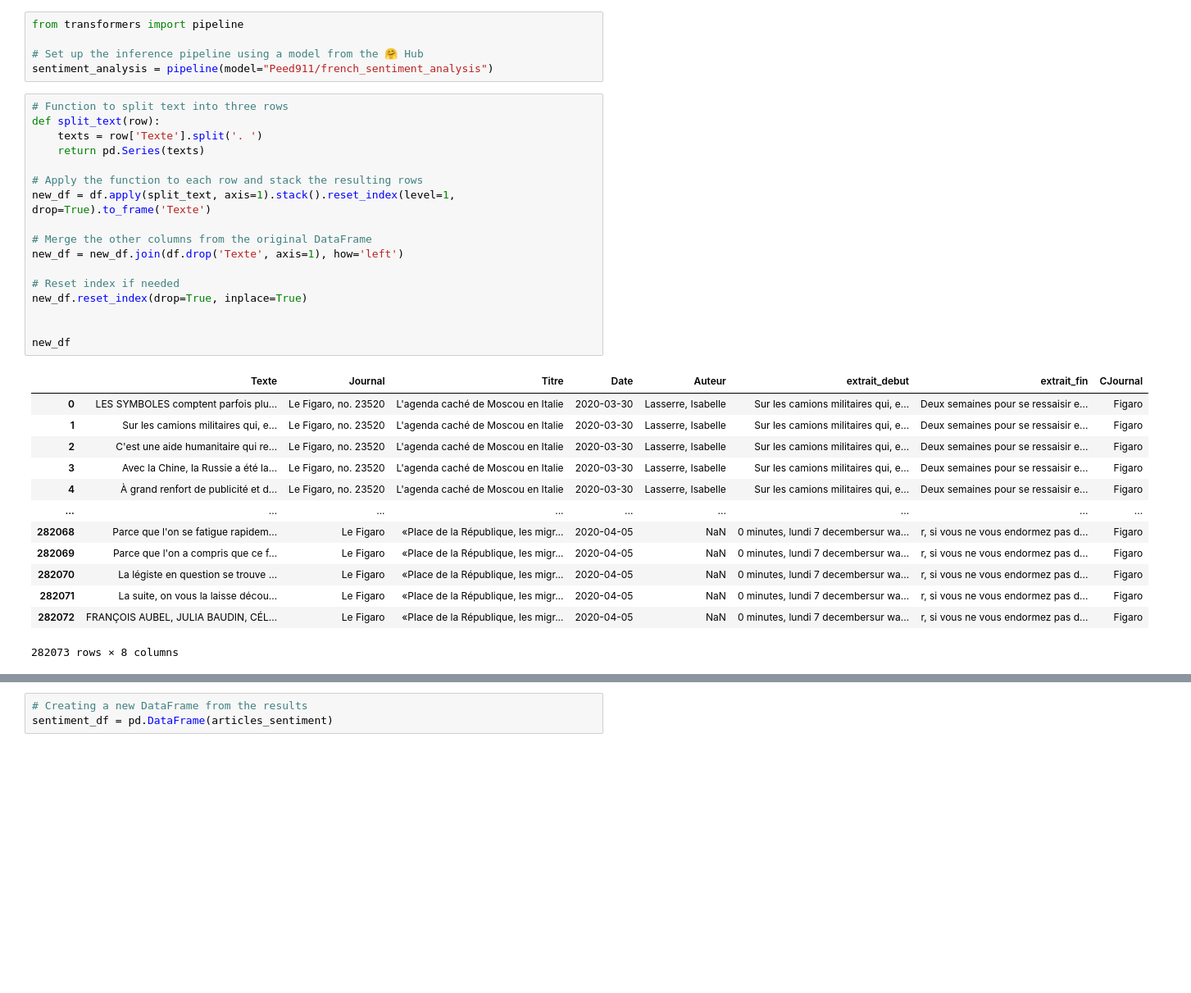
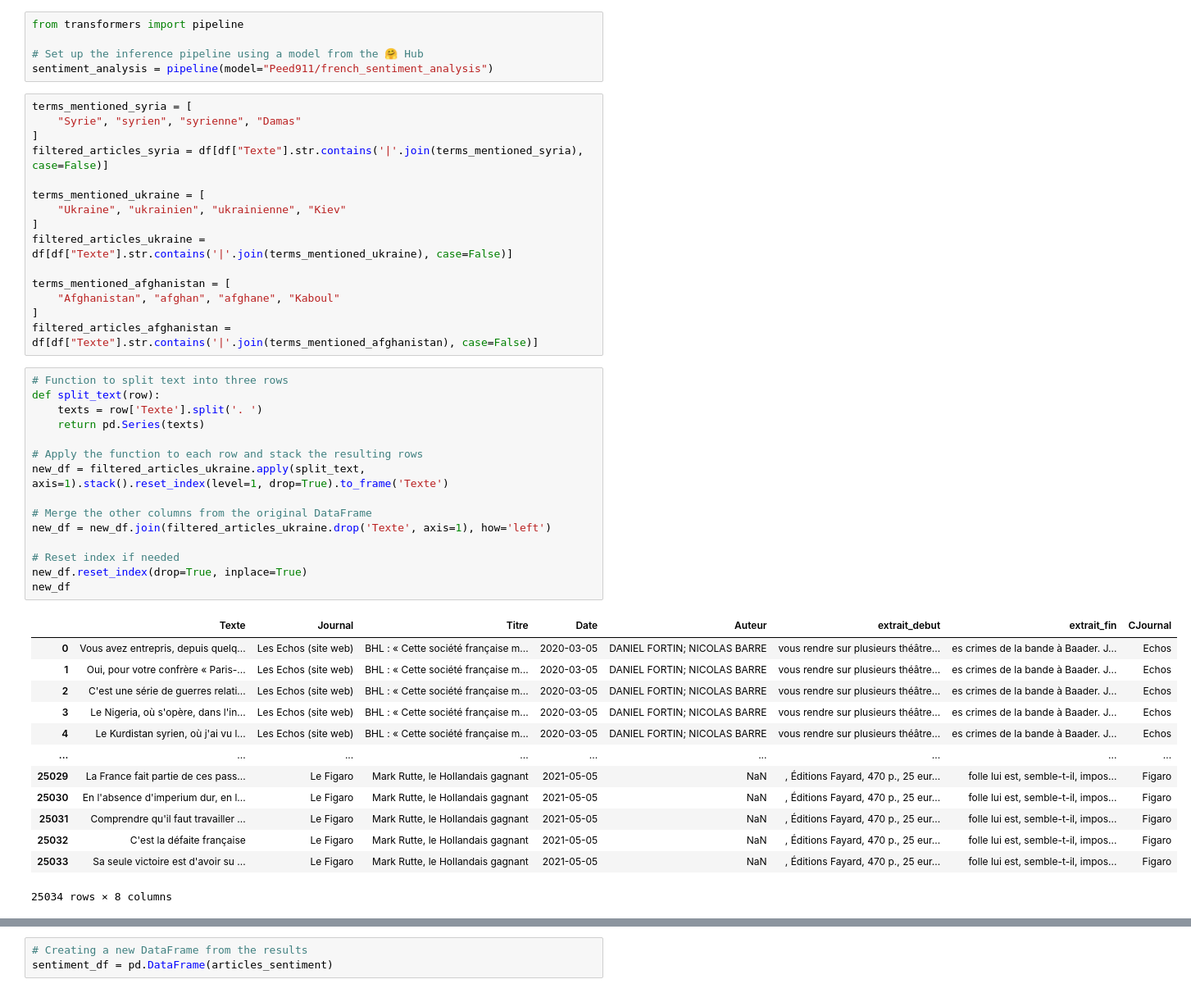
Before and after one commit to cmllbll/Projet_DSSS_2023, a Jupyter notebook: Sentiment Analysis.ipynb, the cells around one changed output, grey strips where cells are left out. Shown at 82% size. Saved outputs shown, nothing was run; the diff lists cells and outputs as text; blank space fills up the shorter version.

Commit message:
Sentiment Analysis Ukraine

```diff
--- a/Sentiment Analysis.ipynb
+++ b/Sentiment Analysis.ipynb
@@ -37,35 +37,48 @@ from transformers import pipeline
 
 # Set up the inference pipeline using a model from the 🤗 Hub
 sentiment_analysis = pipeline(model="Peed911/french_sentiment_analysis")
+# %%
+terms_mentioned_syria = [
+    "Syrie", "syrien", "syrienne", "Damas"
+]
+filtered_articles_syria = df[df["Texte"].str.contains('|'.join(terms_mentioned_syria), case=False)]
+
+terms_mentioned_ukraine = [
+    "Ukraine", "ukrainien", "ukrainienne", "Kiev"
+]
+filtered_articles_ukraine = df[df["Texte"].str.contains('|'.join(terms_mentioned_ukraine), case=False)]
+
+terms_mentioned_afghanistan = [
+    "Afghanistan", "afghan", "afghane", "Kaboul"
+]
+filtered_articles_afghanistan = df[df["Texte"].str.contains('|'.join(terms_mentioned_afghanistan), case=False)]
 # %%
 # Function to split text into three rows
 def split_text(row):
     texts = row['Texte'].split('. ')
     return pd.Series(texts)
 
 # Apply the function to each row and stack the resulting rows
-new_df = df.apply(split_text, axis=1).stack().reset_index(level=1, drop=True).to_frame('Texte')
+new_df = filtered_articles_ukraine.apply(split_text, axis=1).stack().reset_index(level=1, drop=True).to_frame('Texte')
 
 # Merge the other columns from the original DataFrame
-new_df = new_df.join(df.drop('Texte', axis=1), how='left')
+new_df = new_df.join(filtered_articles_ukraine.drop('Texte', axis=1), how='left')
 
 # Reset index if needed
 new_df.reset_index(drop=True, inplace=True)
-
-
 new_df
 # %% [output]
 |  | Texte | Journal | Titre | Date | Auteur | extrait_debut | extrait_fin | CJournal |
-| 0 | LES SYMBOLES comptent parfois plu... | Le Figaro, no. 23520 | L'agenda caché de Moscou en Italie | 2020-03-30 | Lasserre, Isabelle | Sur les camions militaires qui, e... | Deux semaines pour se ressaisir e... | Figaro |
-| 1 | Sur les camions militaires qui, e... | Le Figaro, no. 23520 | L'agenda caché de Moscou en Italie | 2020-03-30 | Lasserre, Isabelle | Sur les camions militaires qui, e... | Deux semaines pour se ressaisir e... | Figaro |
-| 2 | C'est une aide humanitaire qui re... | Le Figaro, no. 23520 | L'agenda caché de Moscou en Italie | 2020-03-30 | Lasserre, Isabelle | Sur les camions militaires qui, e... | Deux semaines pour se ressaisir e... | Figaro |
-| 3 | Avec la Chine, la Russie a été la... | Le Figaro, no. 23520 | L'agenda caché de Moscou en Italie | 2020-03-30 | Lasserre, Isabelle | Sur les camions militaires qui, e... | Deux semaines pour se ressaisir e... | Figaro |
-| 4 | À grand renfort de publicité et d... | Le Figaro, no. 23520 | L'agenda caché de Moscou en Italie | 2020-03-30 | Lasserre, Isabelle | Sur les camions militaires qui, e... | Deux semaines pour se ressaisir e... | Figaro |
+| 0 | Vous avez entrepris, depuis quelq... | Les Echos (site web) | BHL : « Cette société française m... | 2020-03-05 | DANIEL FORTIN; NICOLAS BARRE | vous rendre sur plusieurs théâtre... | es crimes de la bande à Baader. J... | Echos |
+| 1 | Oui, pour votre confrère « Paris-... | Les Echos (site web) | BHL : « Cette société française m... | 2020-03-05 | DANIEL FORTIN; NICOLAS BARRE | vous rendre sur plusieurs théâtre... | es crimes de la bande à Baader. J... | Echos |
+| 2 | C'est une série de guerres relati... | Les Echos (site web) | BHL : « Cette société française m... | 2020-03-05 | DANIEL FORTIN; NICOLAS BARRE | vous rendre sur plusieurs théâtre... | es crimes de la bande à Baader. J... | Echos |
+| 3 | Le Nigeria, où s'opère, dans l'in... | Les Echos (site web) | BHL : « Cette société française m... | 2020-03-05 | DANIEL FORTIN; NICOLAS BARRE | vous rendre sur plusieurs théâtre... | es crimes de la bande à Baader. J... | Echos |
+| 4 | Le Kurdistan syrien, où j'ai vu l... | Les Echos (site web) | BHL : « Cette société française m... | 2020-03-05 | DANIEL FORTIN; NICOLAS BARRE | vous rendre sur plusieurs théâtre... | es crimes de la bande à Baader. J... | Echos |
 | ... | ... | ... | ... | ... | ... | ... | ... | ... |
-| 282068 | Parce que l'on se fatigue rapidem... | Le Figaro | «Place de la République, les migr... | 2020-04-05 | NaN | 0 minutes, lundi 7 decembersur wa... | r, si vous ne vous endormez pas d... | Figaro |
-| 282069 | Parce que l'on a compris que ce f... | Le Figaro | «Place de la République, les migr... | 2020-04-05 | NaN | 0 minutes, lundi 7 decembersur wa... | r, si vous ne vous endormez pas d... | Figaro |
-| 282070 | La légiste en question se trouve ... | Le Figaro | «Place de la République, les migr... | 2020-04-05 | NaN | 0 minutes, lundi 7 decembersur wa... | r, si vous ne vous endormez pas d... | Figaro |
-| 282071 | La suite, on vous la laisse décou... | Le Figaro | «Place de la République, les migr... | 2020-04-05 | NaN | 0 minutes, lundi 7 decembersur wa... | r, si vous ne vous endormez pas d... | Figaro |
-| 282072 | FRANÇOIS AUBEL, JULIA BAUDIN, CÉL... | Le Figaro | «Place de la République, les migr... | 2020-04-05 | NaN | 0 minutes, lundi 7 decembersur wa... | r, si vous ne vous endormez pas d... | Figaro |
+| 25029 | La France fait partie de ces pass... | Le Figaro | Mark Rutte, le Hollandais gagnant | 2021-05-05 | NaN | , Éditions Fayard, 470 p., 25 eur... | folle lui est, semble-t-il, impos... | Figaro |
+| 25030 | En l'absence d'imperium dur, en l... | Le Figaro | Mark Rutte, le Hollandais gagnant | 2021-05-05 | NaN | , Éditions Fayard, 470 p., 25 eur... | folle lui est, semble-t-il, impos... | Figaro |
+| 25031 | Comprendre qu'il faut travailler ... | Le Figaro | Mark Rutte, le Hollandais gagnant | 2021-05-05 | NaN | , Éditions Fayard, 470 p., 25 eur... | folle lui est, semble-t-il, impos... | Figaro |
+| 25032 | C'est la défaite française | Le Figaro | Mark Rutte, le Hollandais gagnant | 2021-05-05 | NaN | , Éditions Fayard, 470 p., 25 eur... | folle lui est, semble-t-il, impos... | Figaro |
+| 25033 | Sa seule victoire est d'avoir su ... | Le Figaro | Mark Rutte, le Hollandais gagnant | 2021-05-05 | NaN | , Éditions Fayard, 470 p., 25 eur... | folle lui est, semble-t-il, impos... | Figaro |
-282073 rows × 8 columns
+25034 rows × 8 columns
 # %%
```
Also changed, not shown: parts of 12 cells of this notebook.
